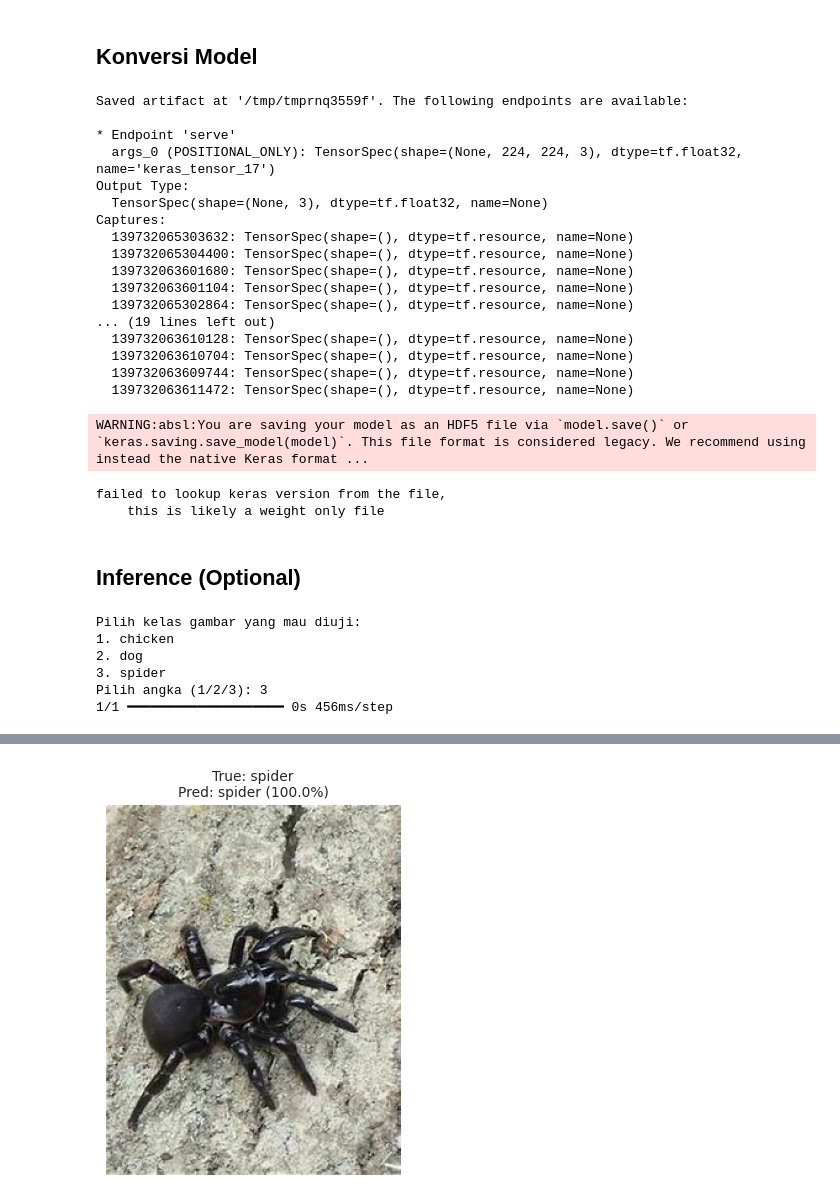
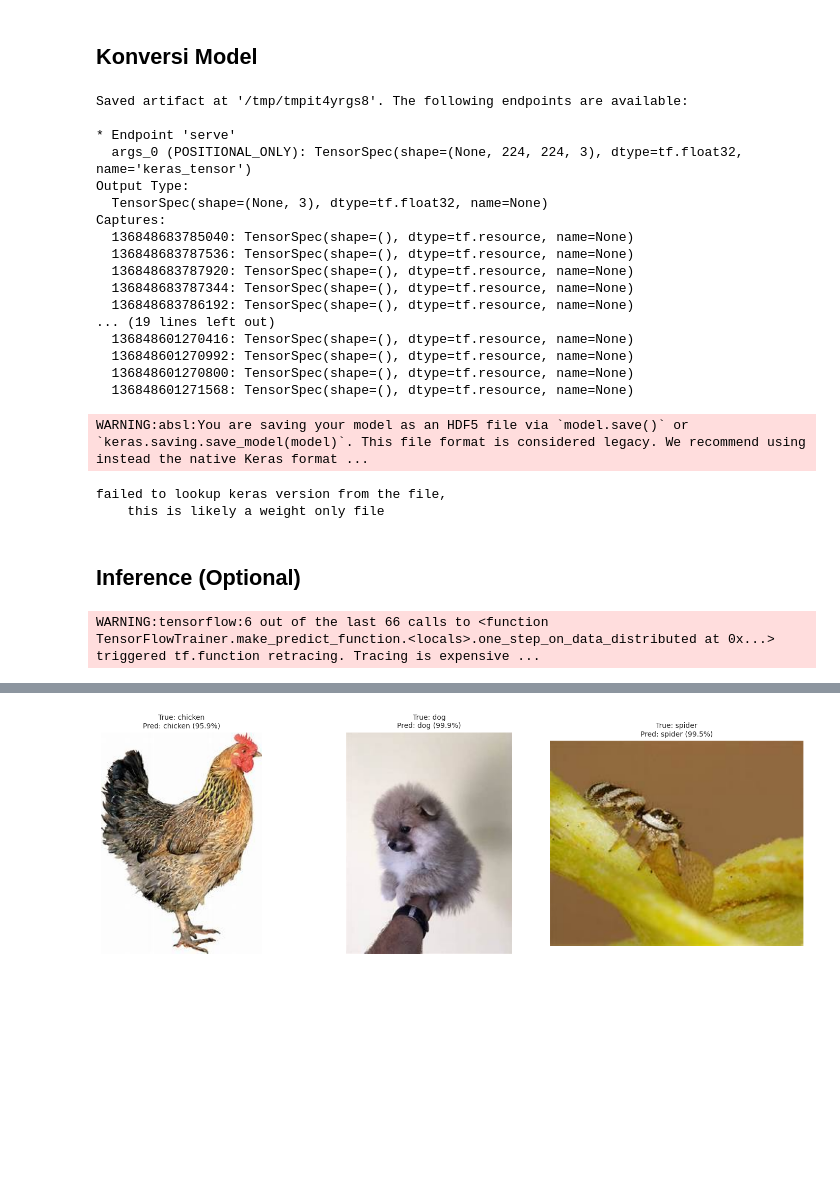
Before and after one commit to khansartz/Animal-Classification, a Jupyter notebook: notebook.ipynb, the cells around one changed output, grey strips where cells are left out. Cells and saved outputs as stored; diff of their text form; code cells hidden in the pictures; blank space fills up the shorter version.

```diff
--- a/notebook.ipynb
+++ b/notebook.ipynb
@@ -157,7 +154,7 @@ Renamed gatto ➡️ cat
 dataset_path = "raw-img/"
 
 # Kelas yang akan digunakan
-selected_classes = ['dog', 'chicken', 'spider']
+selected_classes = ['chicken', 'dog', 'spider']
 
 image_counts = {}
 image_shapes = []
@@ -560,7 +557,8 @@ with open('tflite/model.tflite', 'wb') as f:
     f.write(tflite_model)
 
 # Simpen label.txt
-class_names = ['dog', 'chicken', 'spider']
+class_names = ['chicken', 'dog', 'spider']
+
 with open('tflite/label.txt', 'w') as f:
     for label in class_names:
         f.write(label + '\n')
@@ -568,23 +566,23 @@ with open('tflite/label.txt', 'w') as f:
 # TensorFlow.js
 tfjs.converters.save_keras_model(model, 'tfjs_model')
 # %% [output]
-Saved artifact at '/tmp/tmprnq3559f'. The following endpoints are available:
+Saved artifact at '/tmp/tmpit4yrgs8'. The following endpoints are available:
 
 * Endpoint 'serve'
-  args_0 (POSITIONAL_ONLY): TensorSpec(shape=(None, 224, 224, 3), dtype=tf.float32, name='keras_tensor_17')
+  args_0 (POSITIONAL_ONLY): TensorSpec(shape=(None, 224, 224, 3), dtype=tf.float32, name='keras_tensor')
 Output Type:
   TensorSpec(shape=(None, 3), dtype=tf.float32, name=None)
 Captures:
-  139732065303632: TensorSpec(shape=(), dtype=tf.resource, name=None)
-  139732065304400: TensorSpec(shape=(), dtype=tf.resource, name=None)
-  139732063601680: TensorSpec(shape=(), dtype=tf.resource, name=None)
-  139732063601104: TensorSpec(shape=(), dtype=tf.resource, name=None)
-  139732065302864: TensorSpec(shape=(), dtype=tf.resource, name=None)
+  136848683785040: TensorSpec(shape=(), dtype=tf.resource, name=None)
+  136848683787536: TensorSpec(shape=(), dtype=tf.resource, name=None)
+  136848683787920: TensorSpec(shape=(), dtype=tf.resource, name=None)
+  136848683787344: TensorSpec(shape=(), dtype=tf.resource, name=None)
+  136848683786192: TensorSpec(shape=(), dtype=tf.resource, name=None)
 ... (19 lines left out)
-  139732063610128: TensorSpec(shape=(), dtype=tf.resource, name=None)
-  139732063610704: TensorSpec(shape=(), dtype=tf.resource, name=None)
-  139732063609744: TensorSpec(shape=(), dtype=tf.resource, name=None)
-  139732063611472: TensorSpec(shape=(), dtype=tf.resource, name=None)
+  136848601270416: TensorSpec(shape=(), dtype=tf.resource, name=None)
+  136848601270992: TensorSpec(shape=(), dtype=tf.resource, name=None)
+  136848601270800: TensorSpec(shape=(), dtype=tf.resource, name=None)
+  136848601271568: TensorSpec(shape=(), dtype=tf.resource, name=None)
 WARNING:absl:You are saving your model as an HDF5 file via `model.save()` or `keras.saving.save_model(model)`. This file format is considered legacy. We recommend using instead the native Keras format ...
 failed to lookup keras version from the file,
     this is likely a weight only file
@@ -611,34 +609,32 @@ def classify_image(img_path, model, img_size=(128, 128)):
 
     return predicted_label, confidence
 
-# User pilih kelas
-print("Pilih kelas gambar yang mau diuji:")
-for idx, cls in enumerate(class_names):
-    print(f"{idx+1}. {cls}")
+# Simpan hasil gambar dan judul buat digabungkan
+imgs = []
+titles = []
 
-selected_idx = int(input("Pilih angka (1/2/3): ")) - 1
-selected_class = class_names[selected_idx]
+for cls in class_names:
+    cls_folder = os.path.join(test_dir, cls)
+    images = [img for img in os.listdir(cls_folder) if img.lower().endswith(('.jpg', '.jpeg', '.png'))]
 
-# Ambil satu gambar dari kelas yang dipilih
-cls_folder = os.path.join(test_dir, selected_class)
-images = [img for img in os.listdir(cls_folder) if img.lower().endswith(('.jpg', '.jpeg', '.png'))]
+    if images:
+        chosen_img = os.path.join(cls_folder, random.choice(images))
+        predicted_label, conf = classify_image(chosen_img, model)
 
-if images:
-    chosen_img = os.path.join(cls_folder, images[0])
-    predicted_label, conf = classify_image(chosen_img, model)
+        img_display = Image.open(chosen_img)
+        imgs.append(img_display)
+        titles.append(f"True: {cls}\nPred: {predicted_label} ({conf:.1%})")
+    else:
+        print(f"Tidak ada gambar di folder '{cls}'")
 
-    # Tampil gambar
-    img_display = Image.open(chosen_img)
-    plt.imshow(img_display)
+# Tampilkan semua gambar dalam satu baris horizontal
+plt.figure(figsize=(5 * len(imgs), 5))
+for i, img in enumerate(imgs):
+    plt.subplot(1, len(imgs), i + 1)
+    plt.imshow(img)
     plt.axis('off')
-    plt.title(f"True: {selected_class}\nPred: {predicted_label} ({conf:.1%})", fontsize=10)
-    plt.show()
-else:
-    print(f"Gambar di kelas '{selected_class}' tidak ada.")
+    plt.title(titles[i], fontsize=10)
+plt.tight_layout()
+plt.show()
 # %% [output]
-Pilih kelas gambar yang mau diuji:
-1. chicken
-2. dog
-3. spider
-Pilih angka (1/2/3): 3
-1/1 ━━━━━━━━━━━━━━━━━━━━ 0s 456ms/step
+WARNING:tensorflow:6 out of the last 66 calls to <function TensorFlowTrainer.make_predict_function.<locals>.one_step_on_data_distributed at 0x...> triggered tf.function retracing. Tracing is expensive ...
@@ -645 +644 @@ Pilih angka (1/2/3): 3
-[figure, old version]
+[figure, new version]
```
Also changed, not shown: parts of 14 cells of this notebook.
